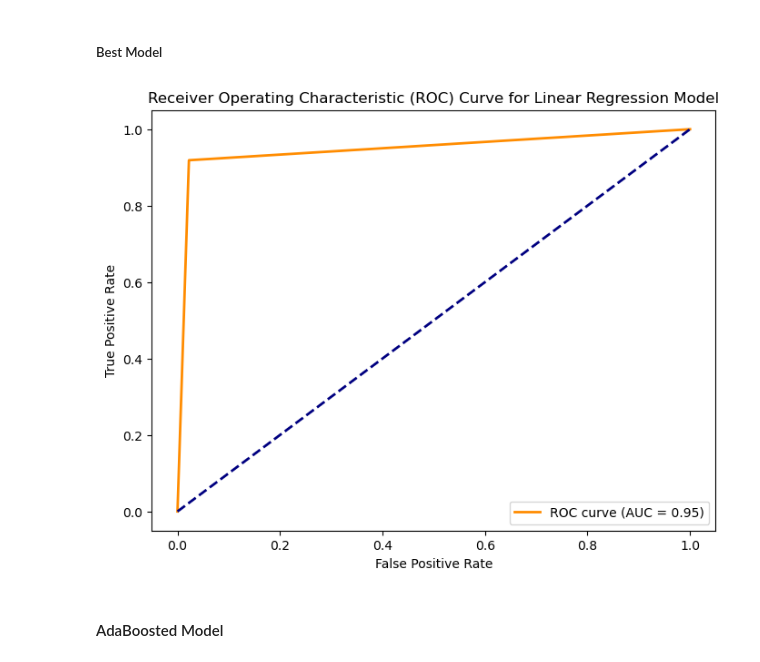
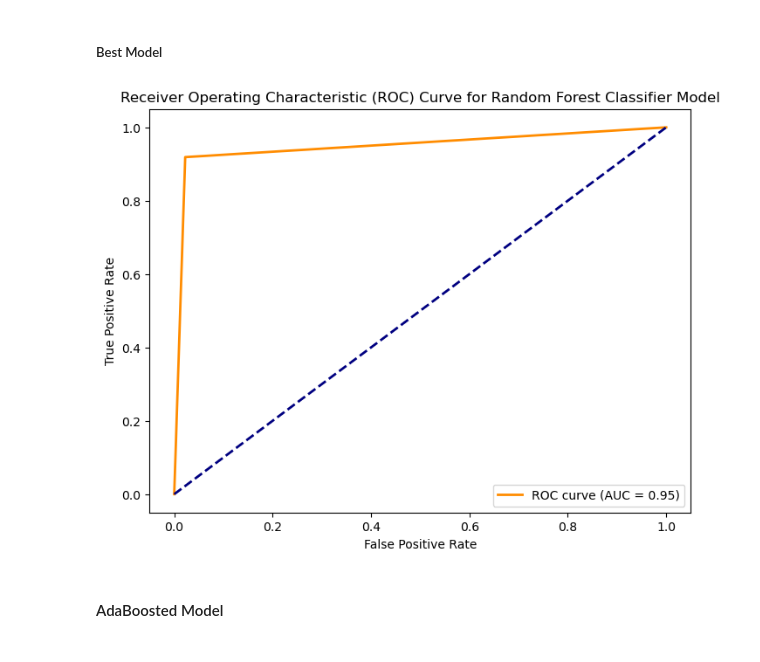
Before and after one commit to adsaw23/Employee-Turnover-Analysis, a Jupyter notebook: Notebooks/Modeling.ipynb, the cells around one changed output. Cells and saved outputs as stored; diff of their text form; code cells hidden in the pictures.

```diff
--- a/Notebooks/Modeling.ipynb
+++ b/Notebooks/Modeling.ipynb
@@ -302,14 +302,14 @@ roc_auc_rf = auc(fpr_rf,tpr_rf)
 # %%
 plt.figure(figsize=(8, 6))
 plt.plot(fpr_rf, tpr_rf, color='darkorange', lw=2, label=f'ROC curve (AUC = {roc_auc_rf:.2f})')
 plt.plot([0, 1], [0, 1], color='navy', lw=2, linestyle='--')  # Diagonal line
 plt.xlabel('False Positive Rate')
 plt.ylabel('True Positive Rate')
-plt.title('Receiver Operating Characteristic (ROC) Curve for Linear Regression Model')
+plt.title('Receiver Operating Characteristic (ROC) Curve for Random Forest Classifier Model')
 plt.legend(loc="lower right")
 plt.show()
 # %% [output]
-[figure, old version]
+[figure, new version]
 # %% [markdown]
 #### AdaBoosted Model
 # %%
```
Also changed, not shown: parts of 10 cells of this notebook.
